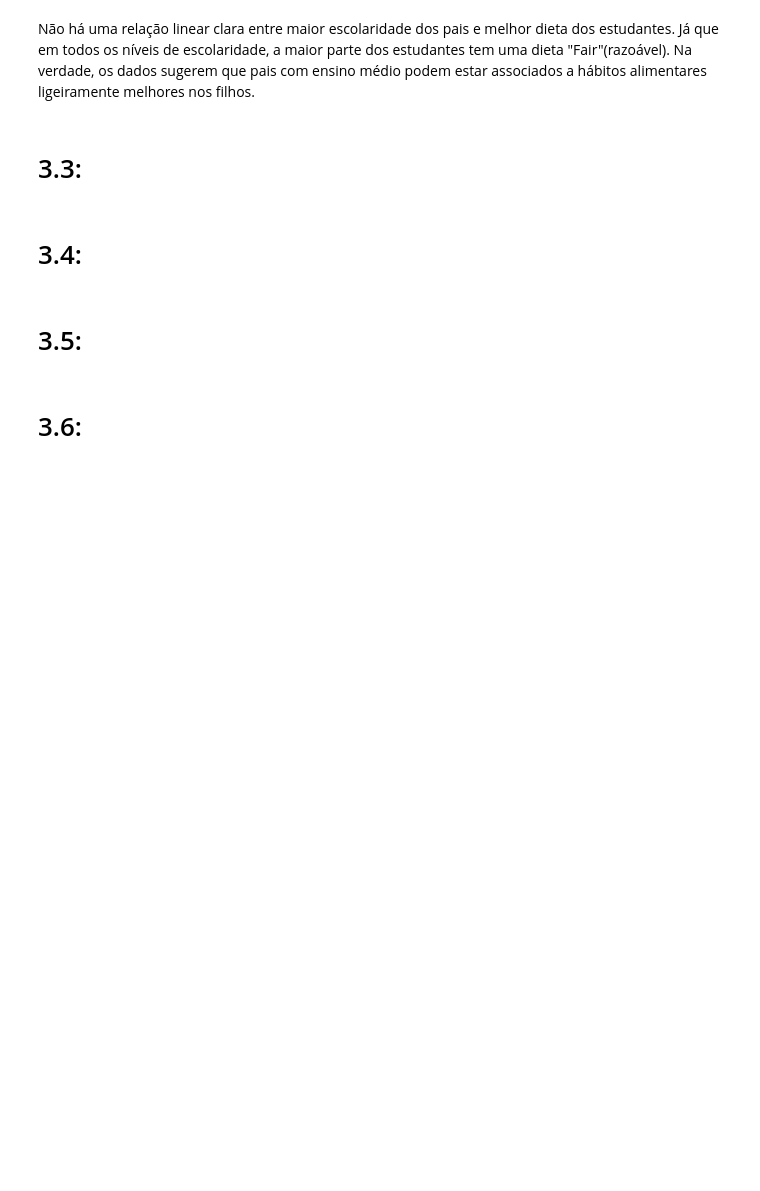
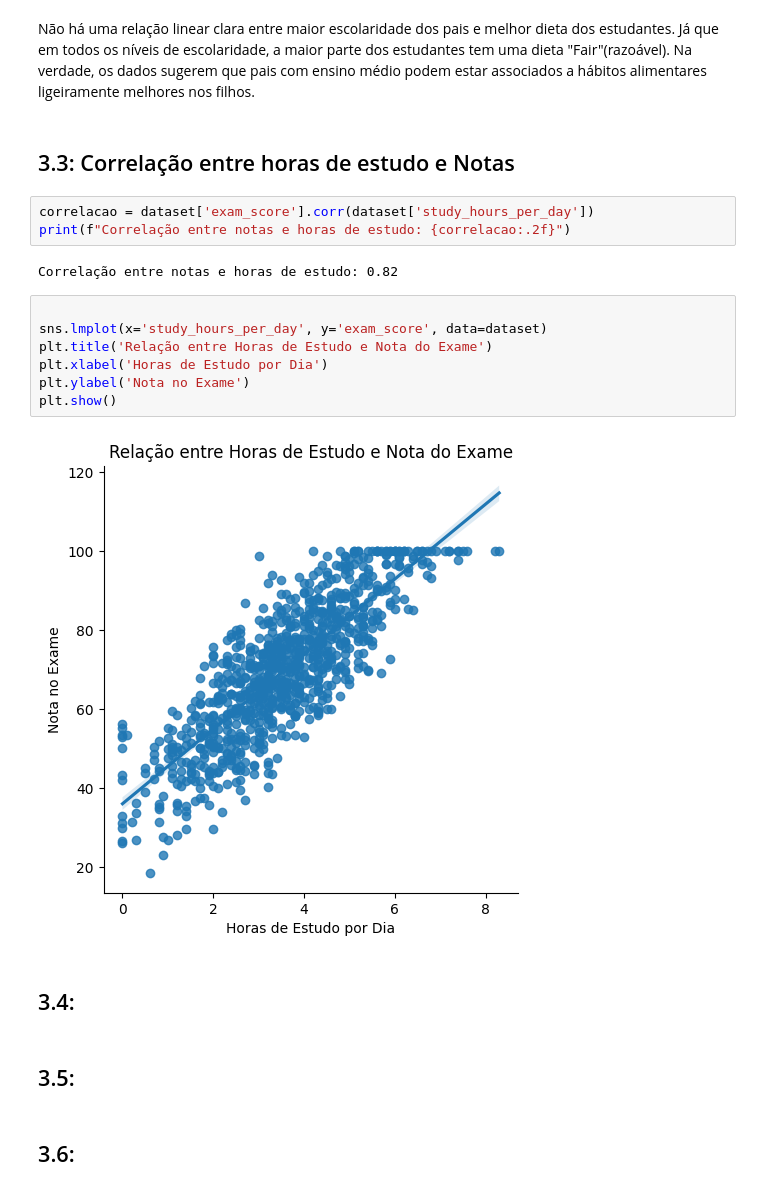
Before and after one commit to wilsonxdrone/N2-2B_AnaliseDados, a Jupyter notebook: analiseestudantes.ipynb, the cells around one changed output. Drawn from its saved outputs; the diff is of its cells as text; blank space fills up the shorter version.

```diff
--- a/analiseestudantes.ipynb
+++ b/analiseestudantes.ipynb
@@ -205,11 +247,25 @@ pd.crosstab(dataset['parental_education_level'], dataset['diet_quality'], normal
 # %% [markdown]
 Não há uma relação linear clara entre maior escolaridade dos pais e melhor dieta dos estudantes. Já que em todos os níveis de escolaridade, a maior parte dos estudantes tem uma dieta "Fair"(razoável).
 Na verdade, os dados sugerem que pais com ensino médio podem estar associados a hábitos alimentares ligeiramente melhores nos filhos.
+# %% [markdown]
+## 3.3: Correlação entre horas de estudo e Notas
+# %%
+correlacao = dataset['exam_score'].corr(dataset['study_hours_per_day'])
+print(f"Correlação entre notas e horas de estudo: {correlacao:.2f}")
+# %% [output]
+Correlação entre notas e horas de estudo: 0.82
+# %%
+
+sns.lmplot(x='study_hours_per_day', y='exam_score', data=dataset)
+plt.title('Relação entre Horas de Estudo e Nota do Exame')
+plt.xlabel('Horas de Estudo por Dia')
+plt.ylabel('Nota no Exame')
+plt.show()
+# %% [output]
+[figure, added]
 # %% [markdown]
-# 3.3:
+## 3.4:
 # %% [markdown]
-# 3.4:
+## 3.5:
 # %% [markdown]
-# 3.5:
+## 3.6:
-# %% [markdown]
-# 3.6:
```
Also changed, not shown: parts of 16 cells of this notebook.
